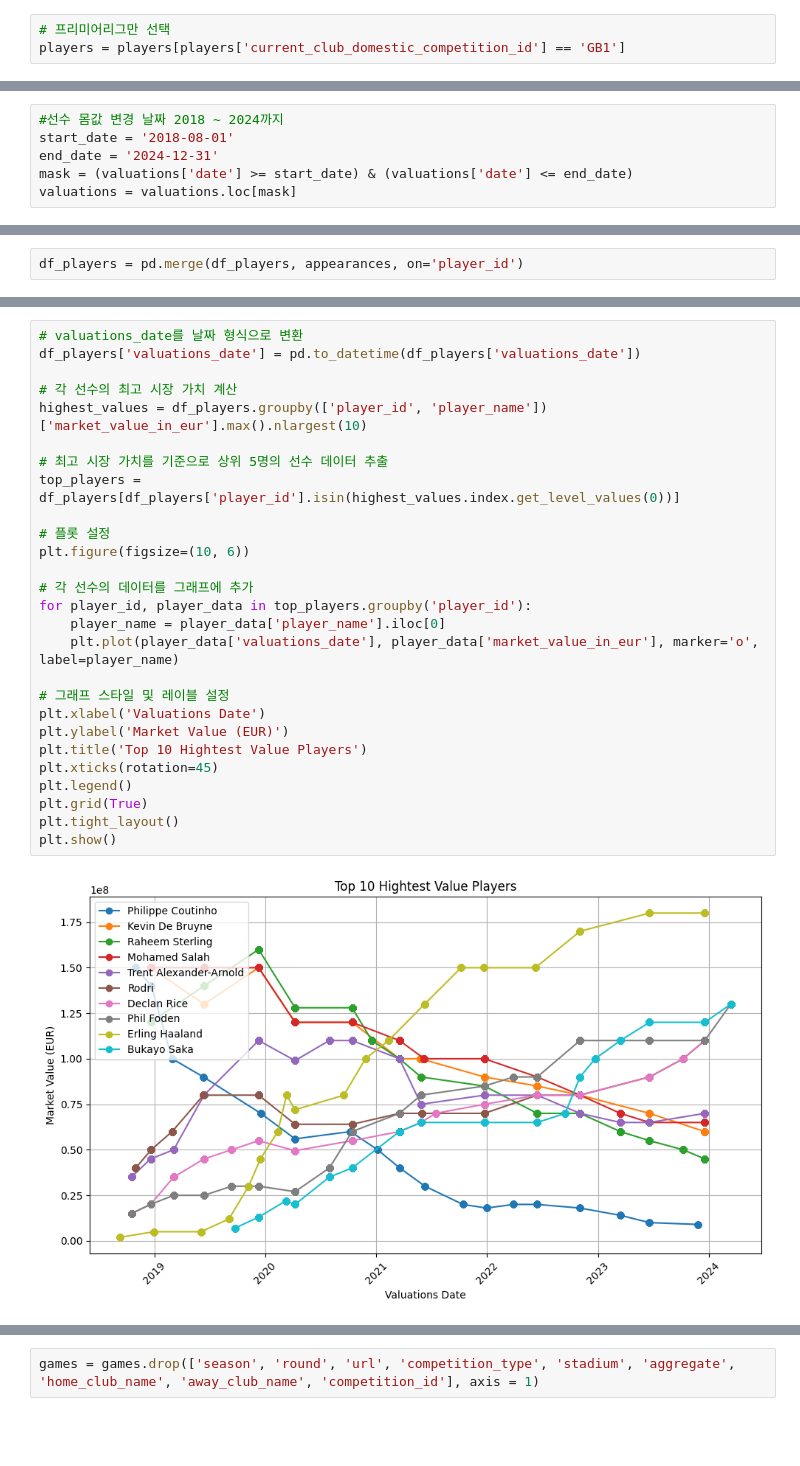
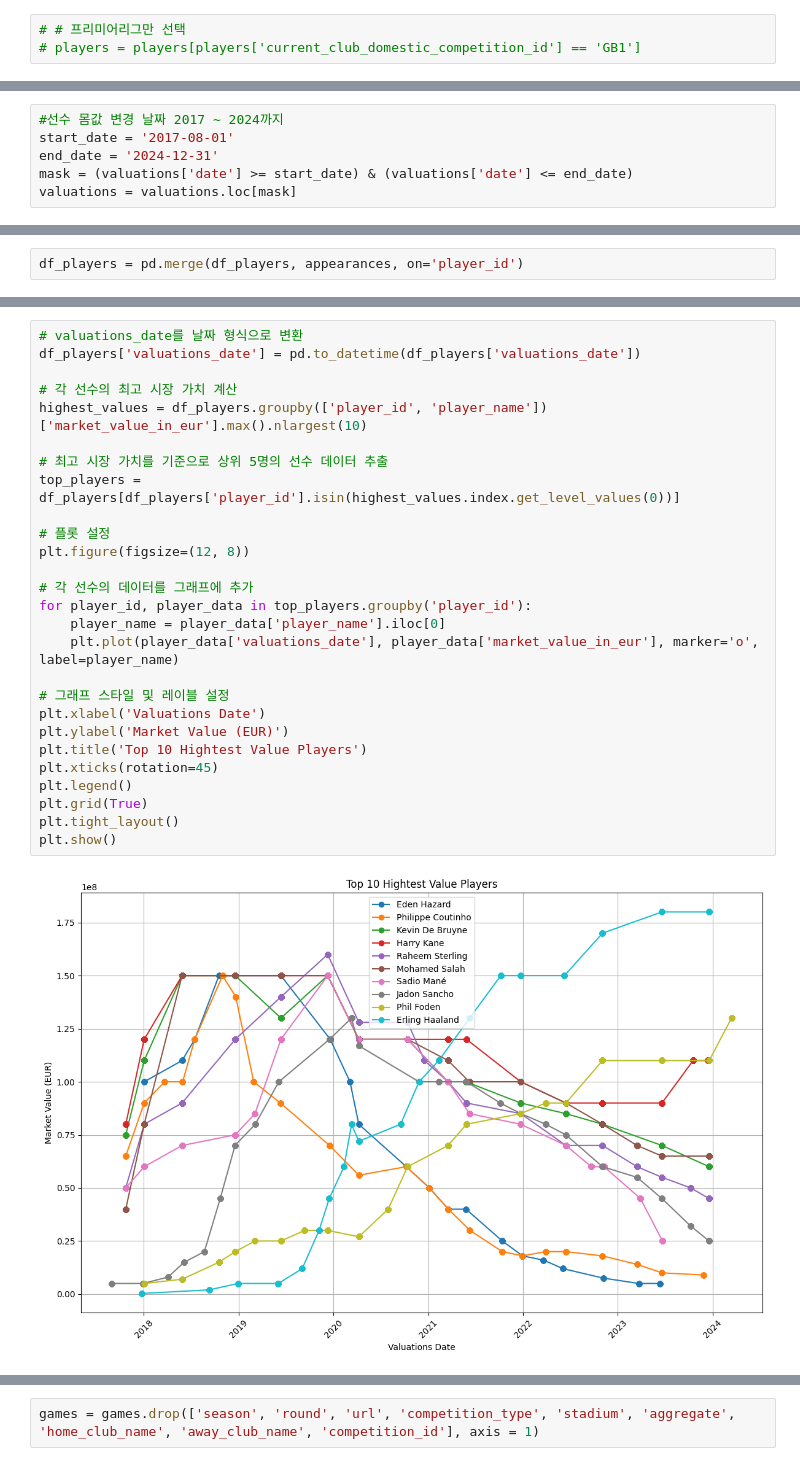
Before and after one commit to MijeongKim0533/PJ_Best_Combination, a Jupyter notebook: SY/240403.ipynb, the cells around one changed output, grey strips where cells are left out. Cells and saved outputs as stored; diff of their text form; blank space fills up the shorter version.

```diff
--- a/SY/240403.ipynb
+++ b/SY/240403.ipynb
@@ -30,6 +46,6 @@ players.head()
 # %%
-# 프리미어리그만 선택
-players = players[players['current_club_domestic_competition_id'] == 'GB1']
+# # 프리미어리그만 선택
+# players = players[players['current_club_domestic_competition_id'] == 'GB1']
 # %%
 # Valuations 에서 필요없는 칼럼 제거
 valuations = valuations.drop(['player_club_domestic_competition_id'], axis=1)
@@ -43,8 +59,8 @@ valuations.head()
 | 3 | 6893 | 2003-12-15 | 900000 | 984 |
 | 4 | 10 | 2004-10-04 | 7000000 | 398 |
 # %%
-#선수 몸값 변경 날짜 2018 ~ 2024까지
-start_date = '2018-08-01'
+#선수 몸값 변경 날짜 2017 ~ 2024까지
+start_date = '2017-08-01'
 end_date = '2024-12-31'
 mask = (valuations['date'] >= start_date) & (valuations['date'] <= end_date)
 valuations = valuations.loc[mask]
@@ -196,32 +212,32 @@ memory usage: 138.7+ MB
 # %%
 # valuations_date를 날짜 형식으로 변환
 df_players['valuations_date'] = pd.to_datetime(df_players['valuations_date'])
 
 # 각 선수의 최고 시장 가치 계산
 highest_values = df_players.groupby(['player_id', 'player_name'])['market_value_in_eur'].max().nlargest(10)
 
 # 최고 시장 가치를 기준으로 상위 5명의 선수 데이터 추출
 top_players = df_players[df_players['player_id'].isin(highest_values.index.get_level_values(0))]
 
 # 플롯 설정
-plt.figure(figsize=(10, 6))
+plt.figure(figsize=(12, 8))
 
 # 각 선수의 데이터를 그래프에 추가
 for player_id, player_data in top_players.groupby('player_id'):
     player_name = player_data['player_name'].iloc[0]
     plt.plot(player_data['valuations_date'], player_data['market_value_in_eur'], marker='o', label=player_name)
 
 # 그래프 스타일 및 레이블 설정
 plt.xlabel('Valuations Date')
 plt.ylabel('Market Value (EUR)')
 plt.title('Top 10 Hightest Value Players')
 plt.xticks(rotation=45)
 plt.legend()
 plt.grid(True)
 plt.tight_layout()
 plt.show()
 # %% [output]
-[figure, old version]
+[figure, new version]
 # %%
 #DataFrame 새로 만들기
 df_plyaers_test = pd.DataFrame(df_players)
```
Also changed, not shown: parts of 166 cells of this notebook.
